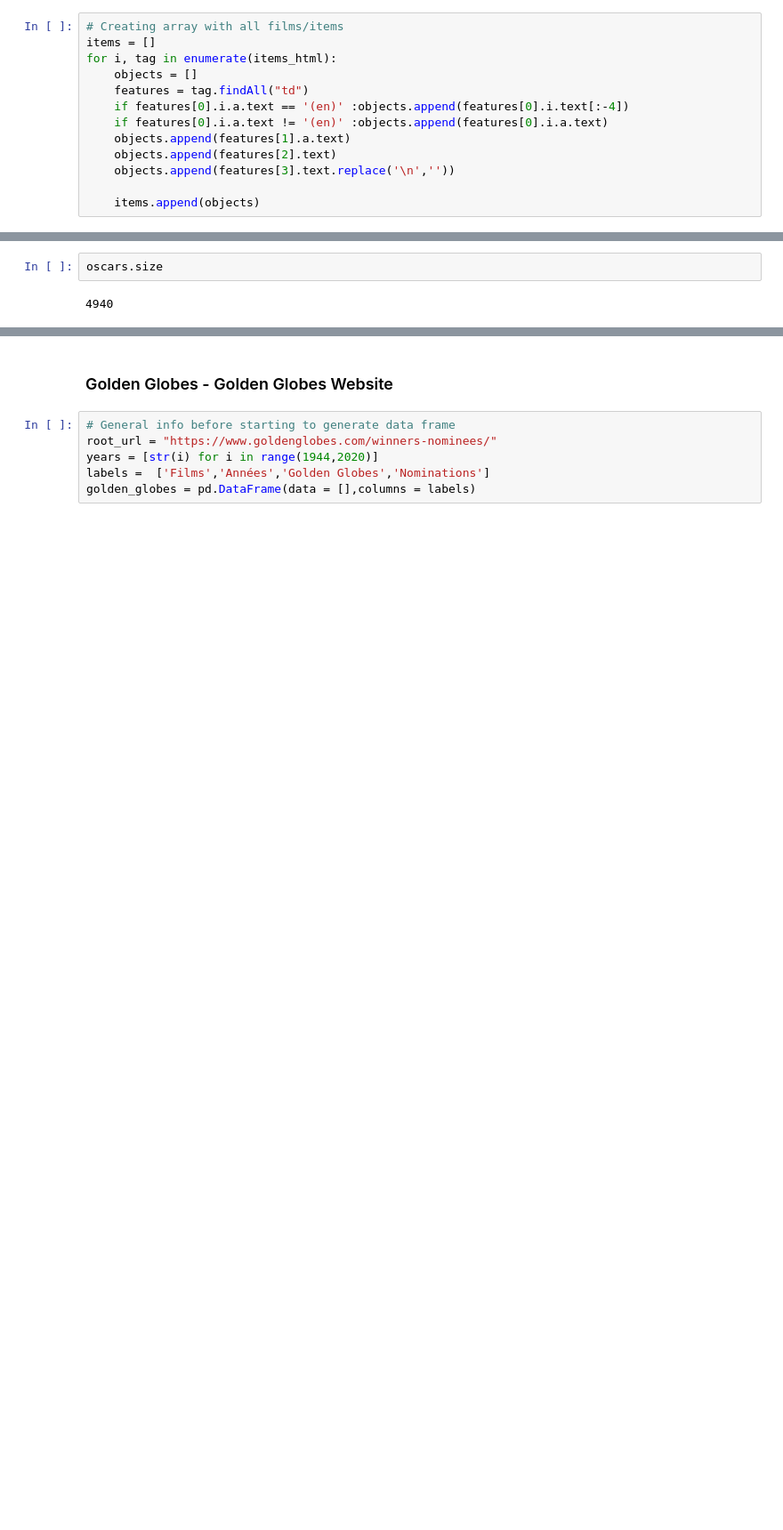
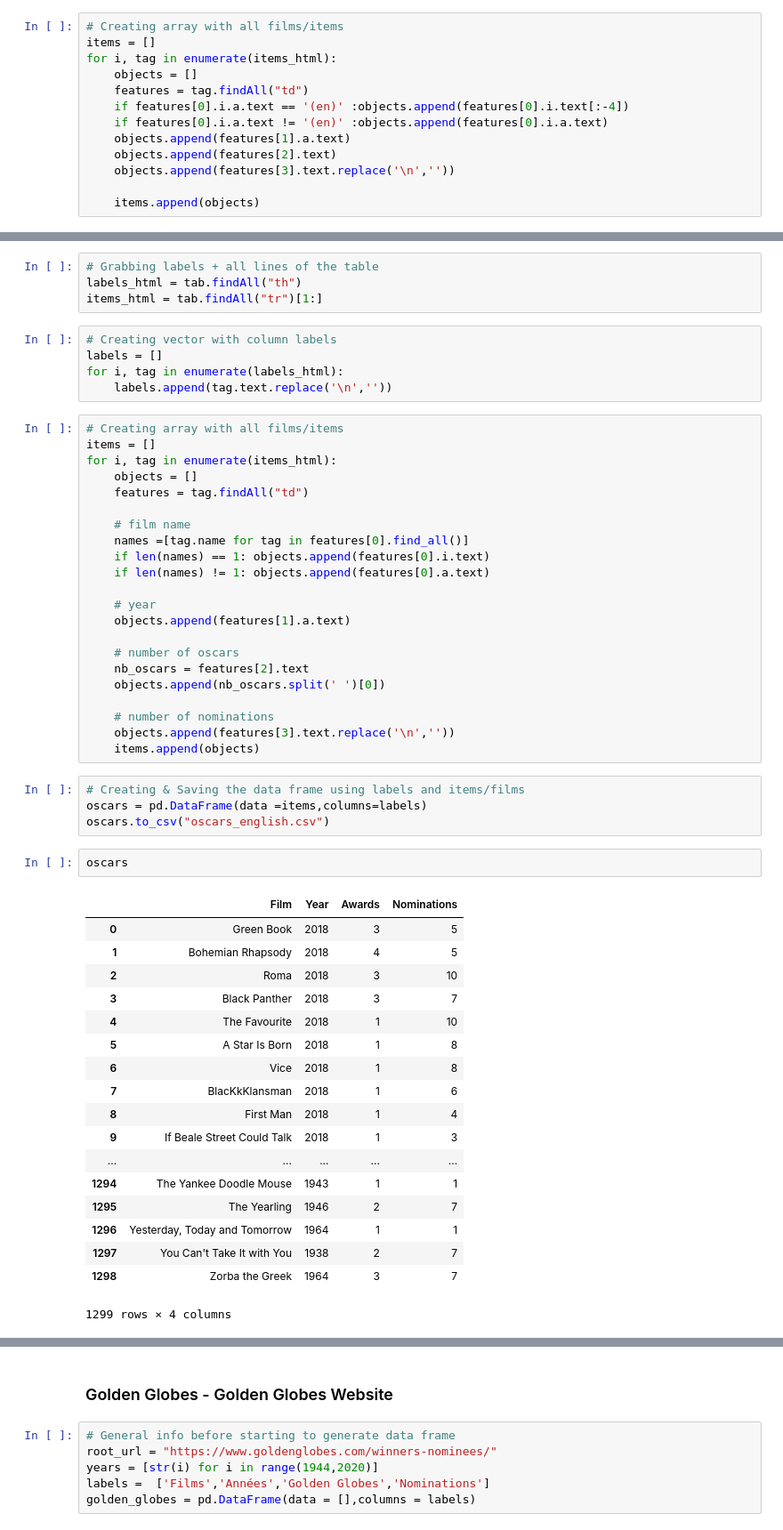
Before and after one commit to antoine-spahr/NTDS, a Jupyter notebook: Project/Webscapping.ipynb, the cells around one changed output, grey strips where cells are left out. Shown at 89% size. Drawn from its saved outputs; the diff is of its cells as text; blank space fills up the shorter version.

Commit message:
Using other sources

```diff
--- a/Project/Webscapping.ipynb
+++ b/Project/Webscapping.ipynb
@@ -69,4 +76,56 @@ oscars.set_index('Films')
+# %%
+# Grabbing labels + all lines of the table
+labels_html = tab.findAll("th")
+items_html = tab.findAll("tr")[1:]
+# %%
+# Creating vector with column labels
+labels = []
+for i, tag in enumerate(labels_html):
+    labels.append(tag.text.replace('\n',''))
+# %%
+# Creating array with all films/items
+items = []
+for i, tag in enumerate(items_html):
+    objects = []
+    features = tag.findAll("td")
+
+    # film name
+    names =[tag.name for tag in features[0].find_all()]
+    if len(names) == 1: objects.append(features[0].i.text)
+    if len(names) != 1: objects.append(features[0].a.text)
+
+    # year
+    objects.append(features[1].a.text)
+
+    # number of oscars
+    nb_oscars = features[2].text
+    objects.append(nb_oscars.split(' ')[0])
+
+    # number of nominations
+    objects.append(features[3].text.replace('\n',''))
+    items.append(objects)
+# %%
+# Creating & Saving the data frame using labels and items/films
+oscars = pd.DataFrame(data =items,columns=labels)
+oscars.to_csv("oscars_english.csv")
 # %%
-oscars.size
+oscars
 # %% [output]
+|  | Film | Year | Awards | Nominations |
+| 0 | Green Book | 2018 | 3 | 5 |
+| 1 | Bohemian Rhapsody | 2018 | 4 | 5 |
+| 2 | Roma | 2018 | 3 | 10 |
+| 3 | Black Panther | 2018 | 3 | 7 |
+| 4 | The Favourite | 2018 | 1 | 10 |
+| 5 | A Star Is Born | 2018 | 1 | 8 |
+| 6 | Vice | 2018 | 1 | 8 |
+| 7 | BlacKkKlansman | 2018 | 1 | 6 |
+| 8 | First Man | 2018 | 1 | 4 |
+| 9 | If Beale Street Could Talk | 2018 | 1 | 3 |
+| ... | ... | ... | ... | ... |
+| 1294 | The Yankee Doodle Mouse | 1943 | 1 | 1 |
+| 1295 | The Yearling | 1946 | 2 | 7 |
+| 1296 | Yesterday, Today and Tomorrow | 1964 | 1 | 1 |
+| 1297 | You Can't Take It with You | 1938 | 2 | 7 |
+| 1298 | Zorba the Greek | 1964 | 3 | 7 |
-4940
+1299 rows × 4 columns
```
Also changed, not shown: parts of 19 cells of this notebook, 3 other files.
